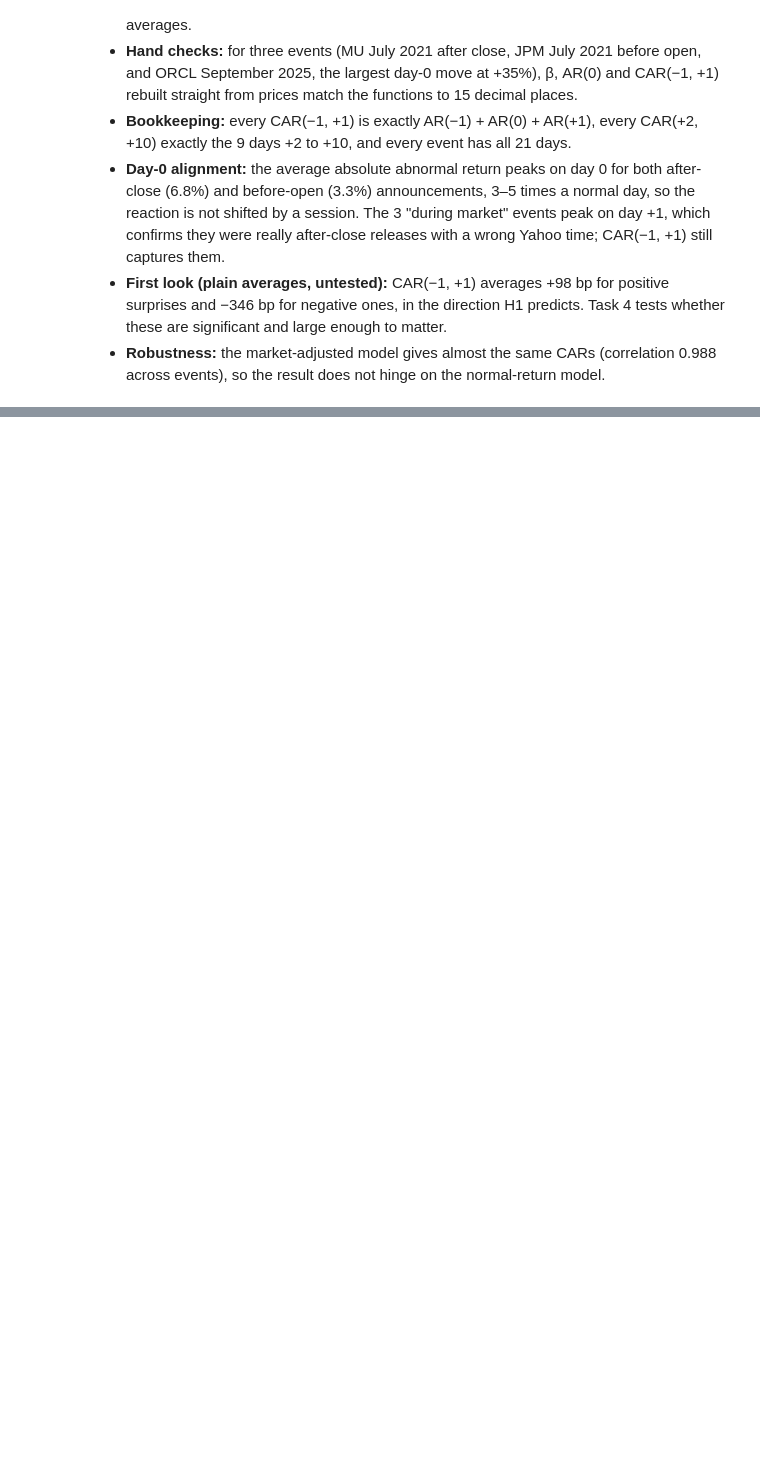
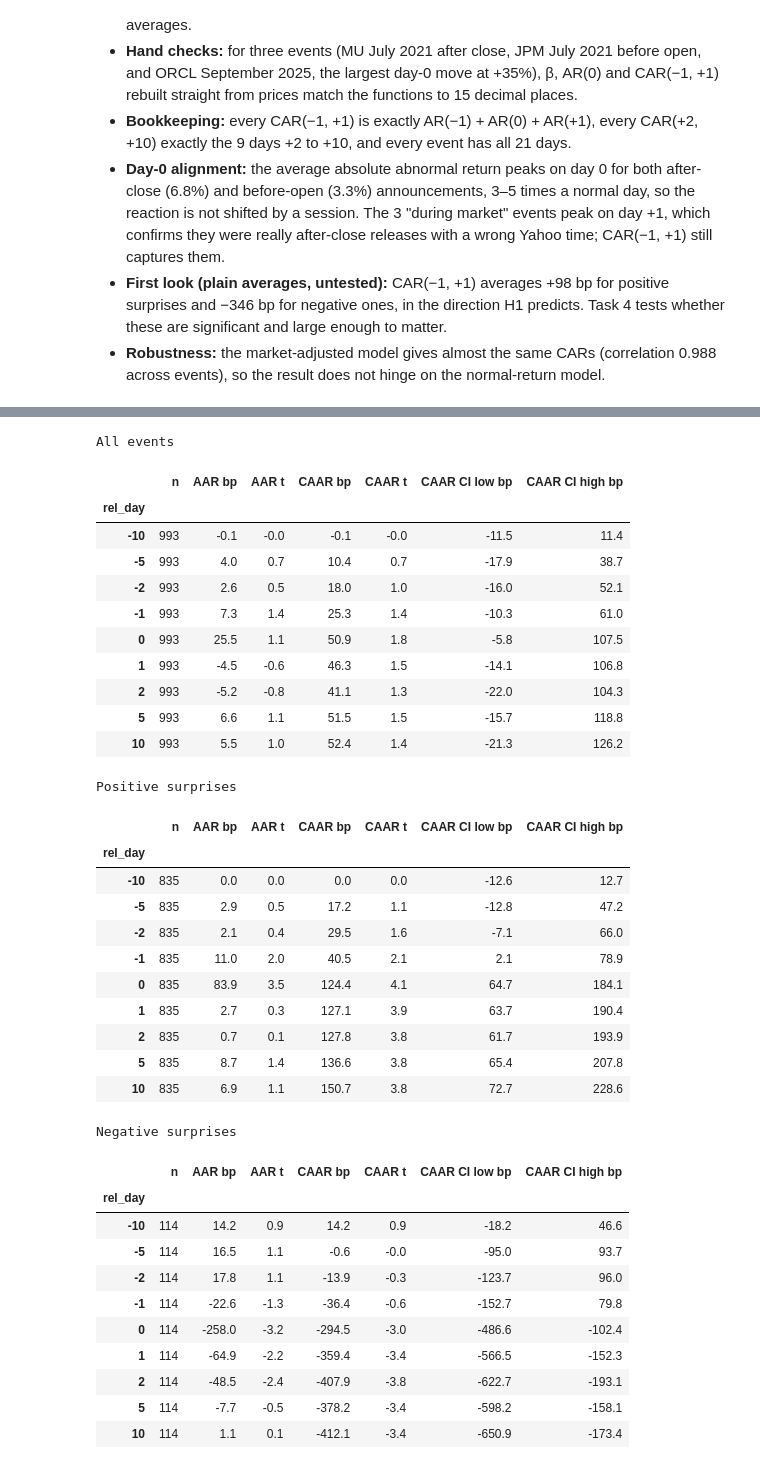
Before and after one commit to jialucharlottewu/LendoCapital, a Jupyter notebook: notebooks/week4/event_study.ipynb, the cells around one changed output, grey strips where cells are left out. Drawn from its saved outputs; the diff is of its cells as text; code cells hidden in the pictures; blank space fills up the shorter version.

```diff
--- a/notebooks/week4/event_study.ipynb
+++ b/notebooks/week4/event_study.ipynb
@@ -657,0 +684,56 @@ Correlation of event CAR(-1,+1) across the two models: 0.988
+# %%
+aar_all = aar_caar_ci(ar)
+aar_all.to_csv(f"{REPORTS}/aar_caar_tests.csv", index=False)
+
+aar_grp = pd.concat({g: aar_caar_ci(ar_t[ar_t["surprise_sign"] == g]) for g in GROUPS}, names=["surprise_sign", "_"]).reset_index(level=0)
+aar_grp.to_csv(f"{REPORTS}/aar_caar_tests_by_surprise.csv", index=False)
+
+def fmt(t):
+    out = t.set_index("rel_day")[["n", "AAR", "AAR_t", "CAAR", "CAAR_t", "CAAR_low", "CAAR_high"]].copy()
+    for c in ["AAR", "CAAR", "CAAR_low", "CAAR_high"]:
+        out[c] = bp(out[c])
+    return out.rename(columns={"AAR": "AAR bp", "AAR_t": "AAR t", "CAAR": "CAAR bp", "CAAR_t": "CAAR t",
+                               "CAAR_low": "CAAR CI low bp", "CAAR_high": "CAAR CI high bp"}).round(1)
+
+print("All events")
+display(fmt(aar_all).loc[[-10, -5, -2, -1, 0, 1, 2, 5, 10]])
+for g in ["positive", "negative"]:
+    print(f"{g.capitalize()} surprises")
+    display(fmt(aar_grp[aar_grp["surprise_sign"] == g]).loc[[-10, -5, -2, -1, 0, 1, 2, 5, 10]])
+# %% [output]
+All events
+|  | n | AAR bp | AAR t | CAAR bp | CAAR t | CAAR CI low bp | CAAR CI high bp |
+| rel_day |  |  |  |  |  |  |  |
+| -10 | 993 | -0.1 | -0.0 | -0.1 | -0.0 | -11.5 | 11.4 |
+| -5 | 993 | 4.0 | 0.7 | 10.4 | 0.7 | -17.9 | 38.7 |
+| -2 | 993 | 2.6 | 0.5 | 18.0 | 1.0 | -16.0 | 52.1 |
+| -1 | 993 | 7.3 | 1.4 | 25.3 | 1.4 | -10.3 | 61.0 |
+| 0 | 993 | 25.5 | 1.1 | 50.9 | 1.8 | -5.8 | 107.5 |
+| 1 | 993 | -4.5 | -0.6 | 46.3 | 1.5 | -14.1 | 106.8 |
+| 2 | 993 | -5.2 | -0.8 | 41.1 | 1.3 | -22.0 | 104.3 |
+| 5 | 993 | 6.6 | 1.1 | 51.5 | 1.5 | -15.7 | 118.8 |
+| 10 | 993 | 5.5 | 1.0 | 52.4 | 1.4 | -21.3 | 126.2 |
+Positive surprises
+|  | n | AAR bp | AAR t | CAAR bp | CAAR t | CAAR CI low bp | CAAR CI high bp |
+| rel_day |  |  |  |  |  |  |  |
+| -10 | 835 | 0.0 | 0.0 | 0.0 | 0.0 | -12.6 | 12.7 |
+| -5 | 835 | 2.9 | 0.5 | 17.2 | 1.1 | -12.8 | 47.2 |
+| -2 | 835 | 2.1 | 0.4 | 29.5 | 1.6 | -7.1 | 66.0 |
+| -1 | 835 | 11.0 | 2.0 | 40.5 | 2.1 | 2.1 | 78.9 |
+| 0 | 835 | 83.9 | 3.5 | 124.4 | 4.1 | 64.7 | 184.1 |
+| 1 | 835 | 2.7 | 0.3 | 127.1 | 3.9 | 63.7 | 190.4 |
+| 2 | 835 | 0.7 | 0.1 | 127.8 | 3.8 | 61.7 | 193.9 |
+| 5 | 835 | 8.7 | 1.4 | 136.6 | 3.8 | 65.4 | 207.8 |
+| 10 | 835 | 6.9 | 1.1 | 150.7 | 3.8 | 72.7 | 228.6 |
+Negative surprises
+|  | n | AAR bp | AAR t | CAAR bp | CAAR t | CAAR CI low bp | CAAR CI high bp |
+| rel_day |  |  |  |  |  |  |  |
+| -10 | 114 | 14.2 | 0.9 | 14.2 | 0.9 | -18.2 | 46.6 |
+| -5 | 114 | 16.5 | 1.1 | -0.6 | -0.0 | -95.0 | 93.7 |
+| -2 | 114 | 17.8 | 1.1 | -13.9 | -0.3 | -123.7 | 96.0 |
+| -1 | 114 | -22.6 | -1.3 | -36.4 | -0.6 | -152.7 | 79.8 |
+| 0 | 114 | -258.0 | -3.2 | -294.5 | -3.0 | -486.6 | -102.4 |
+| 1 | 114 | -64.9 | -2.2 | -359.4 | -3.4 | -566.5 | -152.3 |
+| 2 | 114 | -48.5 | -2.4 | -407.9 | -3.8 | -622.7 | -193.1 |
+| 5 | 114 | -7.7 | -0.5 | -378.2 | -3.4 | -598.2 | -158.1 |
+| 10 | 114 | 1.1 | 0.1 | -412.1 | -3.4 | -650.9 | -173.4 |
```
Also changed, not shown: parts of 14 cells of this notebook, 9 other files.
